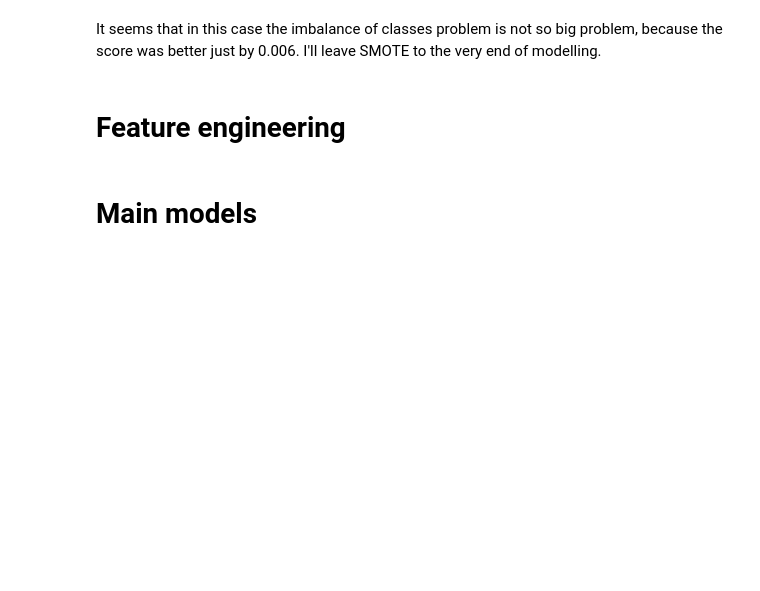
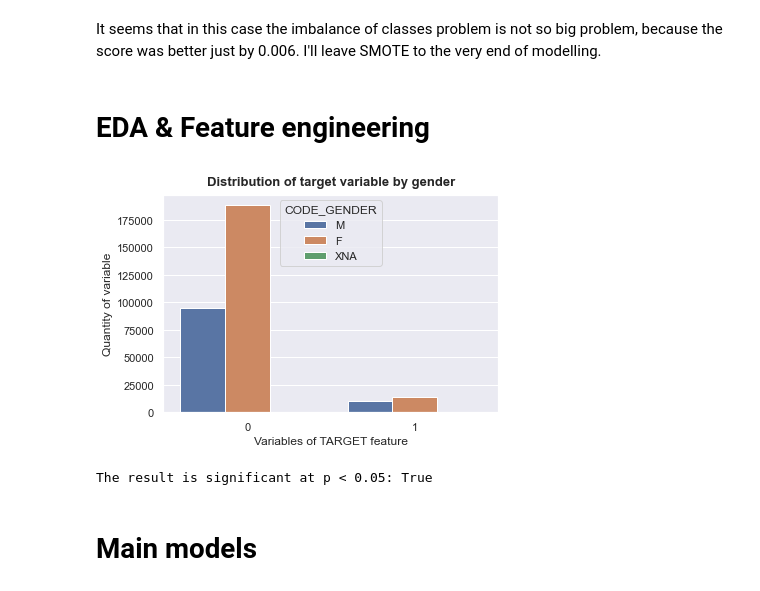
Before and after one commit to Gedas-LT/kaggle-home-credit, a Jupyter notebook: notebook.ipynb, the cells around one changed output. Drawn from its saved outputs; the diff is of its cells as text; code cells hidden in the pictures; blank space fills up the shorter version.

Commit message:
z test

```diff
--- a/notebook.ipynb
+++ b/notebook.ipynb
@@ -432,7 +433,28 @@ pipeline = Pipeline(
 # %% [markdown]
 It seems that in this case the imbalance of classes problem is not so big problem, because the score was better just by 0.006. I'll leave SMOTE to the very end of modelling.
 # %% [markdown]
-# Feature engineering
+# EDA & Feature engineering
+# %%
+sns.countplot(data=application_train, x="TARGET", hue="CODE_GENDER")
+plt.title("Distribution of target variable by gender", fontsize=13, fontweight="bold", pad=10)
+plt.xlabel("Variables of TARGET feature")
+plt.ylabel("Quantity of variable");
+# %% [output]
+[figure, added]
+# %%
+countF = len(application_train[(application_train["CODE_GENDER"] == "F") & (application_train["TARGET"] == 1)])
+countM = len(application_train[(application_train["CODE_GENDER"] == "M") & (application_train["TARGET"] == 1)])
+
+nobsF = application_train["CODE_GENDER"].value_counts()["F"]
+nobsM = application_train["CODE_GENDER"].value_counts()["M"]
+
+alfa = 0.05
+
+p_value = prop.test_proportions_2indep(countF, nobsF, countM, nobsM, return_results=False)[1]
+
+print("The result is significant at p < 0.05:", p_value < alfa)
+# %% [output]
+The result is significant at p < 0.05: True
 # %% [markdown]
 # Main models
 # %%
```
Also changed, not shown: parts of 17 cells of this notebook, 1 other file.
